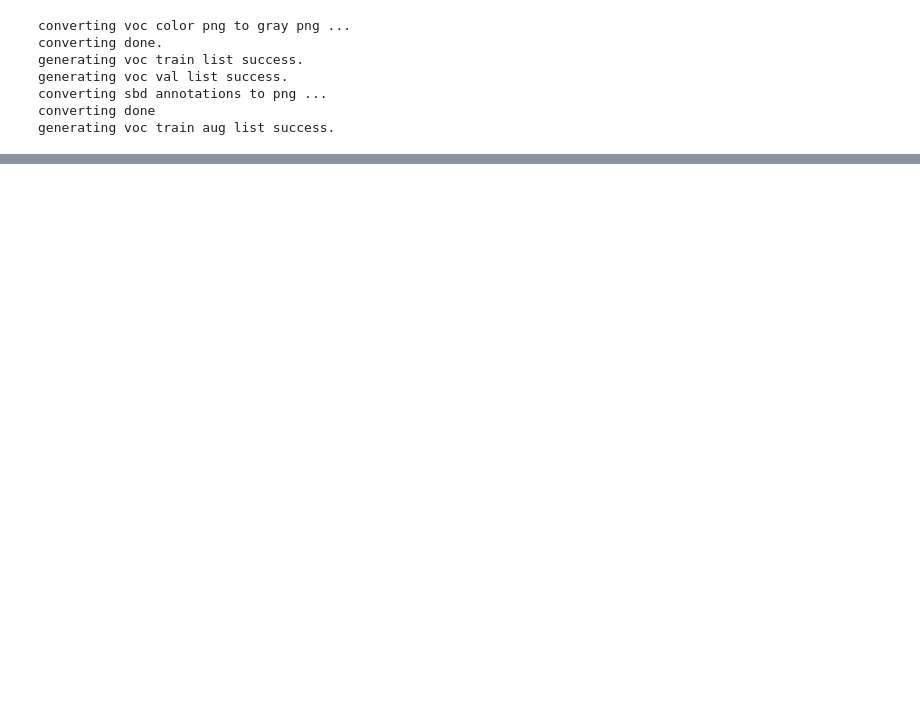
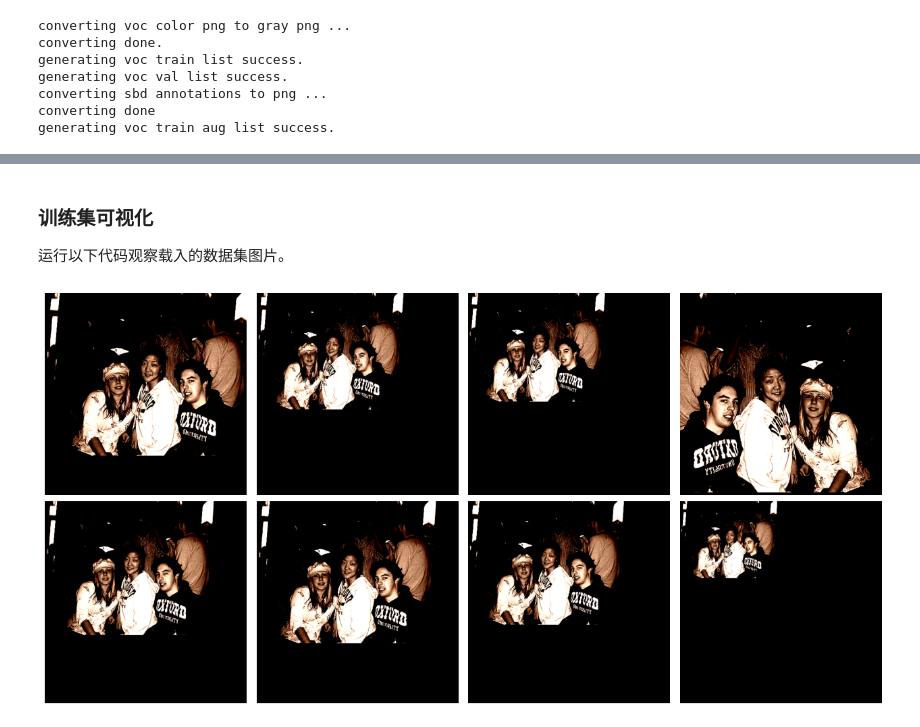
Before and after one commit to Jackey9797/FCN, a Jupyter notebook: FCN8s.ipynb, the cells around one changed output, grey strips where cells are left out. Drawn from its saved outputs; the diff is of its cells as text; code cells hidden in the pictures; blank space fills up the shorter version.

```diff
--- a/FCN8s.ipynb
+++ b/FCN8s.ipynb
@@ -44,0 +154,21 @@ File         : D:\jenkins\agent-working-dir\workspace\Compile_CPU_Windows_PY39\m
+# %% [markdown]
+### 训练集可视化
+运行以下代码观察载入的数据集图片。
+# %%
+import numpy as np
+import matplotlib.pyplot as plt
+
+plt.figure(figsize=(16, 8))
+
+# 展示图片供参考
+for i in range(1, 9):
+    plt.subplot(2, 4, i)
+    show_data = next(dataset.create_dict_iterator())
+    show_images = show_data["data"].asnumpy()
+    show_images = np.clip(show_images,0,1)
+    # 将图片转换HWC格式后显示
+    plt.imshow(show_images[0].transpose(1,2,0))
+    plt.axis("off")
+    plt.subplots_adjust(wspace=0.05, hspace=0)
+# %% [output]
+[figure, added]
```
Also changed, not shown: parts of 31 cells of this notebook, 9 other files.
